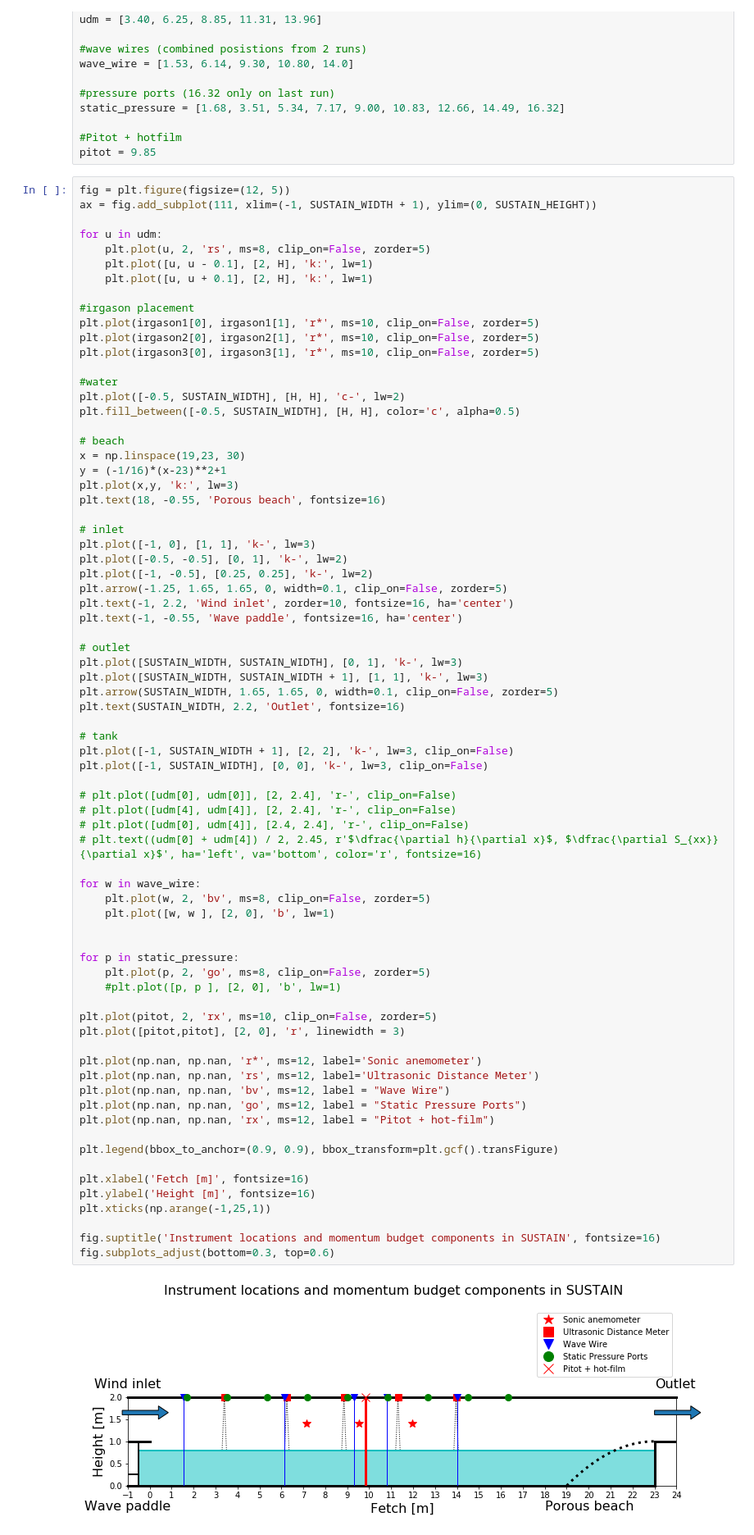
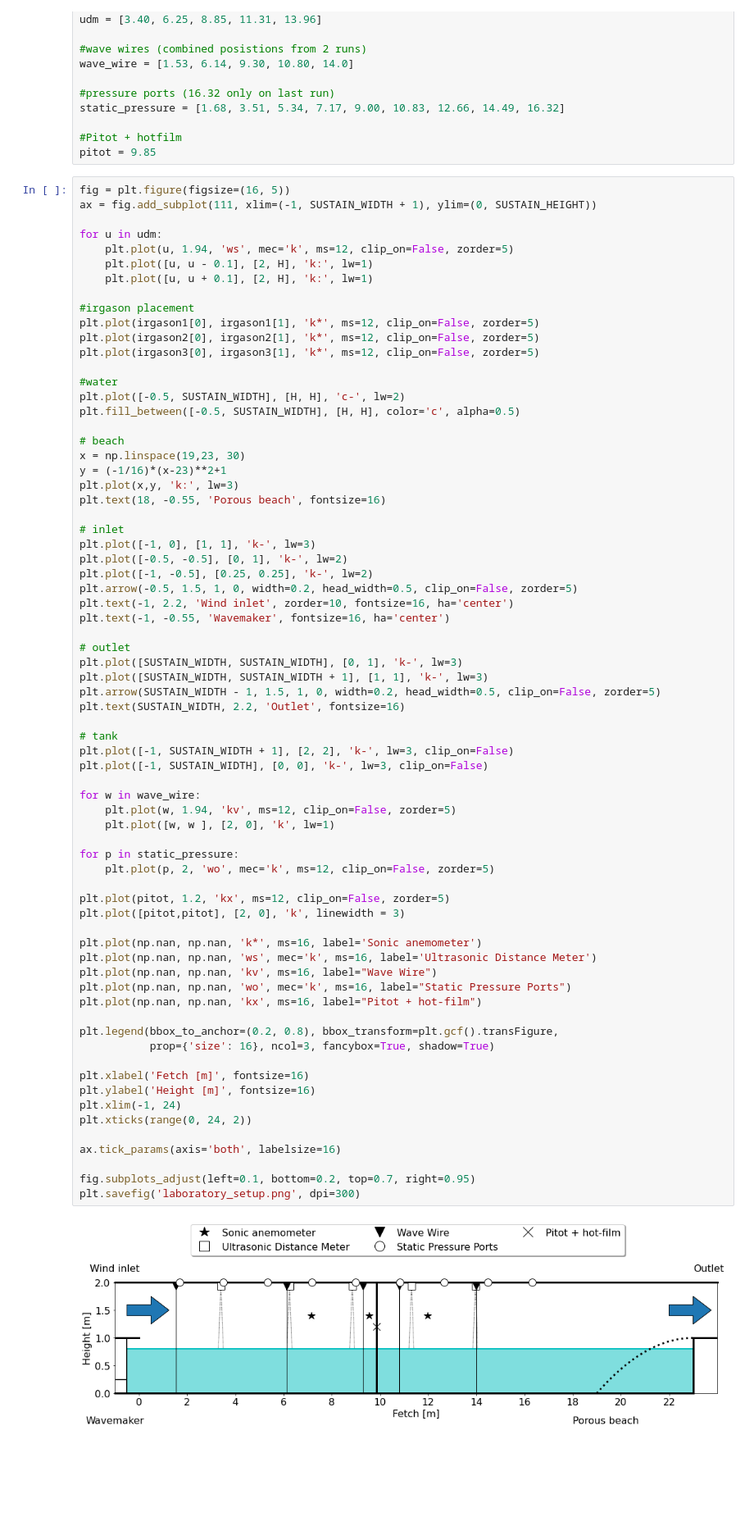
Before and after one commit to sustain-lab/sustain-drag-2020, a Jupyter notebook: laboratory-setup-SUSTAIN.ipynb, the cells around one changed output. Shown: that part at 82% size. Cells and saved outputs as stored; diff of their text form; blank space fills up the shorter version.

Commit message:
update styling for the lab set up figure

```diff
--- a/laboratory-setup-SUSTAIN.ipynb
+++ b/laboratory-setup-SUSTAIN.ipynb
@@ -34,18 +34,18 @@ static_pressure = [1.68, 3.51, 5.34, 7.17, 9.00, 10.83, 12.66, 14.49, 16.32]
 #Pitot + hotfilm
 pitot = 9.85
 # %%
-fig = plt.figure(figsize=(12, 5))
+fig = plt.figure(figsize=(16, 5))
 ax = fig.add_subplot(111, xlim=(-1, SUSTAIN_WIDTH + 1), ylim=(0, SUSTAIN_HEIGHT))
 
 for u in udm:
-    plt.plot(u, 2, 'rs', ms=8, clip_on=False, zorder=5)
+    plt.plot(u, 1.94, 'ws', mec='k', ms=12, clip_on=False, zorder=5)
     plt.plot([u, u - 0.1], [2, H], 'k:', lw=1)
     plt.plot([u, u + 0.1], [2, H], 'k:', lw=1)
 
 #irgason placement
-plt.plot(irgason1[0], irgason1[1], 'r*', ms=10, clip_on=False, zorder=5)
-plt.plot(irgason2[0], irgason2[1], 'r*', ms=10, clip_on=False, zorder=5)
-plt.plot(irgason3[0], irgason3[1], 'r*', ms=10, clip_on=False, zorder=5)
+plt.plot(irgason1[0], irgason1[1], 'k*', ms=12, clip_on=False, zorder=5)
+plt.plot(irgason2[0], irgason2[1], 'k*', ms=12, clip_on=False, zorder=5)
+plt.plot(irgason3[0], irgason3[1], 'k*', ms=12, clip_on=False, zorder=5)
 
 #water
 plt.plot([-0.5, SUSTAIN_WIDTH], [H, H], 'c-', lw=2)
@@ -56,55 +56,52 @@ x = np.linspace(19,23, 30)
 y = (-1/16)*(x-23)**2+1
 plt.plot(x,y, 'k:', lw=3)
 plt.text(18, -0.55, 'Porous beach', fontsize=16)
 
 # inlet
 plt.plot([-1, 0], [1, 1], 'k-', lw=3)
 plt.plot([-0.5, -0.5], [0, 1], 'k-', lw=2)
 plt.plot([-1, -0.5], [0.25, 0.25], 'k-', lw=2)
-plt.arrow(-1.25, 1.65, 1.65, 0, width=0.1, clip_on=False, zorder=5)
+plt.arrow(-0.5, 1.5, 1, 0, width=0.2, head_width=0.5, clip_on=False, zorder=5)
 plt.text(-1, 2.2, 'Wind inlet', zorder=10, fontsize=16, ha='center')
-plt.text(-1, -0.55, 'Wave paddle', fontsize=16, ha='center')
+plt.text(-1, -0.55, 'Wavemaker', fontsize=16, ha='center')
 
 # outlet
 plt.plot([SUSTAIN_WIDTH, SUSTAIN_WIDTH], [0, 1], 'k-', lw=3)
 plt.plot([SUSTAIN_WIDTH, SUSTAIN_WIDTH + 1], [1, 1], 'k-', lw=3)
-plt.arrow(SUSTAIN_WIDTH, 1.65, 1.65, 0, width=0.1, clip_on=False, zorder=5)
+plt.arrow(SUSTAIN_WIDTH - 1, 1.5, 1, 0, width=0.2, head_width=0.5, clip_on=False, zorder=5)
 plt.text(SUSTAIN_WIDTH, 2.2, 'Outlet', fontsize=16)
 
 # tank
 plt.plot([-1, SUSTAIN_WIDTH + 1], [2, 2], 'k-', lw=3, clip_on=False)
 plt.plot([-1, SUSTAIN_WIDTH], [0, 0], 'k-', lw=3, clip_on=False)
 
-# plt.plot([udm[0], udm[0]], [2, 2.4], 'r-', clip_on=False)
-# plt.plot([udm[4], udm[4]], [2, 2.4], 'r-', clip_on=False)
-# plt.plot([udm[0], udm[4]], [2.4, 2.4], 'r-', clip_on=False)
-# plt.text((udm[0] + udm[4]) / 2, 2.45, r'$\dfrac{\partial h}{\partial x}$, $\dfrac{\partial S_{xx}}{\partial x}$', ha='left', va='bottom', color='r', fontsize=16)
-
 for w in wave_wire:
-    plt.plot(w, 2, 'bv', ms=8, clip_on=False, zorder=5)
-    plt.plot([w, w ], [2, 0], 'b', lw=1)
-
+    plt.plot(w, 1.94, 'kv', ms=12, clip_on=False, zorder=5)
+    plt.plot([w, w ], [2, 0], 'k', lw=1)
 
 for p in static_pressure:
-    plt.plot(p, 2, 'go', ms=8, clip_on=False, zorder=5)
-    #plt.plot([p, p ], [2, 0], 'b', lw=1)
+    plt.plot(p, 2, 'wo', mec='k', ms=12, clip_on=False, zorder=5)
 
-plt.plot(pitot, 2, 'rx', ms=10, clip_on=False, zorder=5)
-plt.plot([pitot,pitot], [2, 0], 'r', linewidth = 3)
+plt.plot(pitot, 1.2, 'kx', ms=12, clip_on=False, zorder=5)
+plt.plot([pitot,pitot], [2, 0], 'k', linewidth = 3)
 
-plt.plot(np.nan, np.nan, 'r*', ms=12, label='Sonic anemometer')
-plt.plot(np.nan, np.nan, 'rs', ms=12, label='Ultrasonic Distance Meter')
-plt.plot(np.nan, np.nan, 'bv', ms=12, label = "Wave Wire")
-plt.plot(np.nan, np.nan, 'go', ms=12, label = "Static Pressure Ports")
-plt.plot(np.nan, np.nan, 'rx', ms=12, label = "Pitot + hot-film")
+plt.plot(np.nan, np.nan, 'k*', ms=16, label='Sonic anemometer')
+plt.plot(np.nan, np.nan, 'ws', mec='k', ms=16, label='Ultrasonic Distance Meter')
+plt.plot(np.nan, np.nan, 'kv', ms=16, label="Wave Wire")
+plt.plot(np.nan, np.nan, 'wo', mec='k', ms=16, label="Static Pressure Ports")
+plt.plot(np.nan, np.nan, 'kx', ms=16, label="Pitot + hot-film")
 
-plt.legend(bbox_to_anchor=(0.9, 0.9), bbox_transform=plt.gcf().transFigure)
+plt.legend(bbox_to_anchor=(0.2, 0.8), bbox_transform=plt.gcf().transFigure,
+           prop={'size': 16}, ncol=3, fancybox=True, shadow=True)
 
 plt.xlabel('Fetch [m]', fontsize=16)
 plt.ylabel('Height [m]', fontsize=16)
-plt.xticks(np.arange(-1,25,1))
+plt.xlim(-1, 24)
+plt.xticks(range(0, 24, 2))
 
-fig.suptitle('Instrument locations and momentum budget components in SUSTAIN', fontsize=16)
-fig.subplots_adjust(bottom=0.3, top=0.6)
+ax.tick_params(axis='both', labelsize=16)
+
+fig.subplots_adjust(left=0.1, bottom=0.2, top=0.7, right=0.95)
+plt.savefig('laboratory_setup.png', dpi=300)
 # %% [output]
-[figure, old version]
+[figure, new version]
```
Also changed, not shown: 1 other file.
